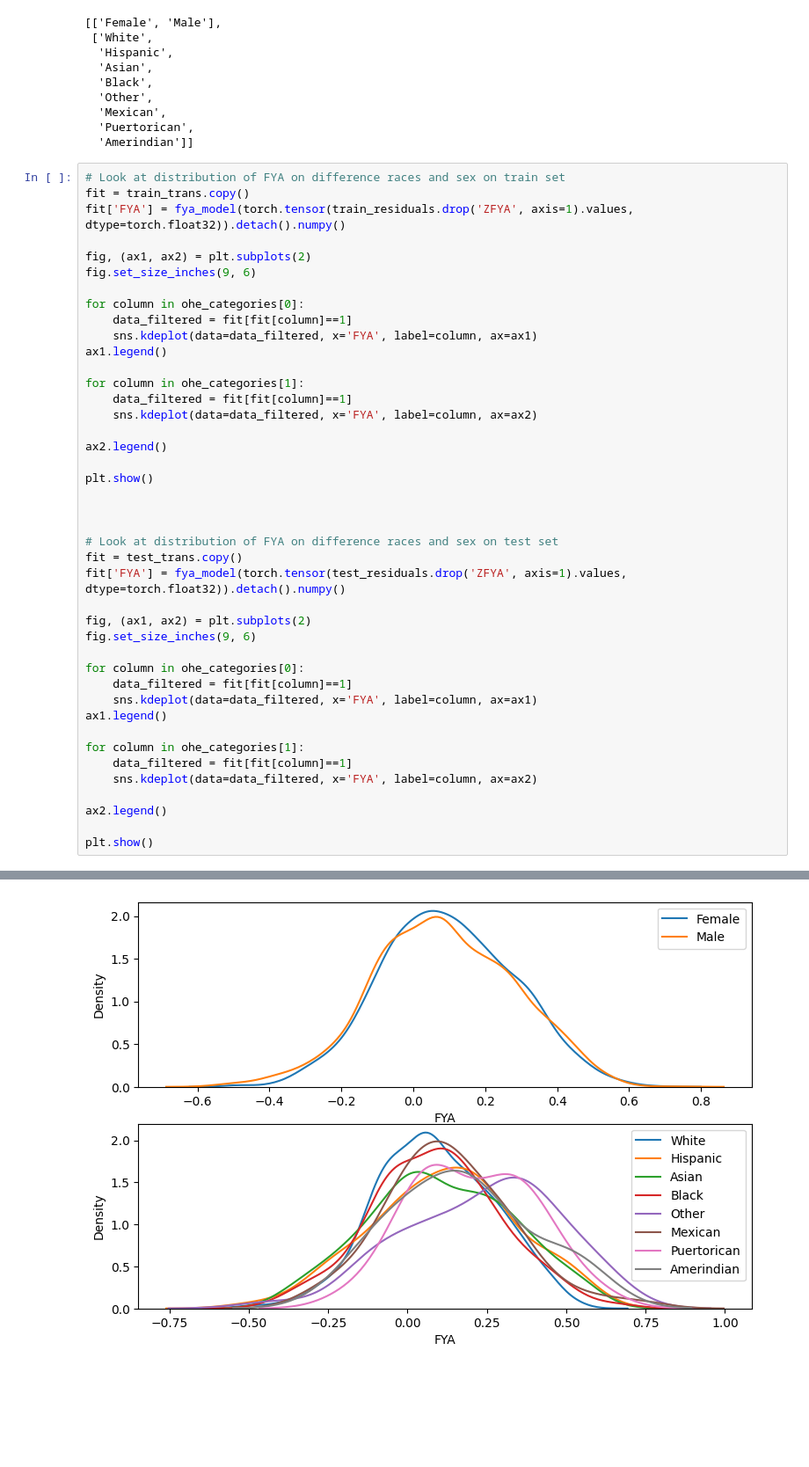
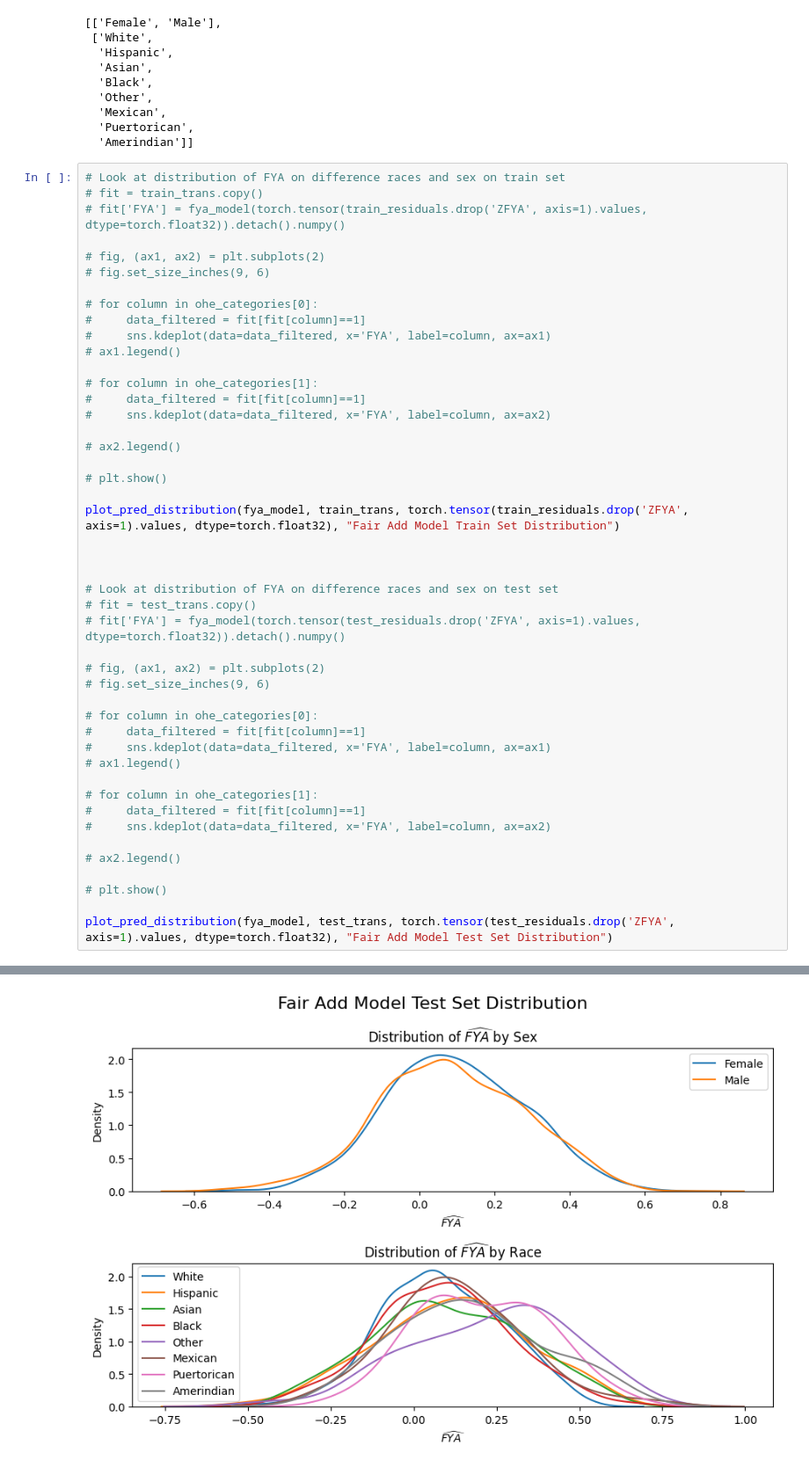
Before and after one commit to kristoffhernan/Fair-ML-Causal-Inference, a Jupyter notebook: scripts/Fair-ML.ipynb, the cells around one changed output, grey strips where cells are left out. Shown at 88% size. Drawn from its saved outputs; the diff is of its cells as text; blank space fills up the shorter version.

Commit message:
created plotting function

```diff
--- a/scripts/Fair-ML.ipynb
+++ b/scripts/Fair-ML.ipynb
@@ -760,44 +692,48 @@ ohe_categories
   'Amerindian']]
 # %%
 # Look at distribution of FYA on difference races and sex on train set
-fit = train_trans.copy()
-fit['FYA'] = fya_model(torch.tensor(train_residuals.drop('ZFYA', axis=1).values, dtype=torch.float32)).detach().numpy()
+# fit = train_trans.copy()
+# fit['FYA'] = fya_model(torch.tensor(train_residuals.drop('ZFYA', axis=1).values, dtype=torch.float32)).detach().numpy()
 
-fig, (ax1, ax2) = plt.subplots(2)
-fig.set_size_inches(9, 6)
+# fig, (ax1, ax2) = plt.subplots(2)
+# fig.set_size_inches(9, 6)
 
-for column in ohe_categories[0]:
-    data_filtered = fit[fit[column]==1]
-    sns.kdeplot(data=data_filtered, x='FYA', label=column, ax=ax1)
-ax1.legend()
+# for column in ohe_categories[0]:
+#     data_filtered = fit[fit[column]==1]
+#     sns.kdeplot(data=data_filtered, x='FYA', label=column, ax=ax1)
+# ax1.legend()
 
-for column in ohe_categories[1]:
-    data_filtered = fit[fit[column]==1]
-    sns.kdeplot(data=data_filtered, x='FYA', label=column, ax=ax2)
+# for column in ohe_categories[1]:
+#     data_filtered = fit[fit[column]==1]
+#     sns.kdeplot(data=data_filtered, x='FYA', label=column, ax=ax2)
 
-ax2.legend()
+# ax2.legend()
 
-plt.show()
+# plt.show()
+
+plot_pred_distribution(fya_model, train_trans, torch.tensor(train_residuals.drop('ZFYA', axis=1).values, dtype=torch.float32), "Fair Add Model Train Set Distribution")
 
 
 
 # Look at distribution of FYA on difference races and sex on test set
-fit = test_trans.copy()
-fit['FYA'] = fya_model(torch.tensor(test_residuals.drop('ZFYA', axis=1).values, dtype=torch.float32)).detach().numpy()
+# fit = test_trans.copy()
+# fit['FYA'] = fya_model(torch.tensor(test_residuals.drop('ZFYA', axis=1).values, dtype=torch.float32)).detach().numpy()
 
-fig, (ax1, ax2) = plt.subplots(2)
-fig.set_size_inches(9, 6)
+# fig, (ax1, ax2) = plt.subplots(2)
+# fig.set_size_inches(9, 6)
 
-for column in ohe_categories[0]:
-    data_filtered = fit[fit[column]==1]
-    sns.kdeplot(data=data_filtered, x='FYA', label=column, ax=ax1)
-ax1.legend()
+# for column in ohe_categories[0]:
+#     data_filtered = fit[fit[column]==1]
+#     sns.kdeplot(data=data_filtered, x='FYA', label=column, ax=ax1)
+# ax1.legend()
 
-for column in ohe_categories[1]:
-    data_filtered = fit[fit[column]==1]
-    sns.kdeplot(data=data_filtered, x='FYA', label=column, ax=ax2)
+# for column in ohe_categories[1]:
+#     data_filtered = fit[fit[column]==1]
+#     sns.kdeplot(data=data_filtered, x='FYA', label=column, ax=ax2)
 
-ax2.legend()
+# ax2.legend()
 
-plt.show()
+# plt.show()
+
+plot_pred_distribution(fya_model, test_trans, torch.tensor(test_residuals.drop('ZFYA', axis=1).values, dtype=torch.float32), "Fair Add Model Test Set Distribution")
 # %% [output]
@@ -805,3 +741,3 @@ plt.show()
-[figure, old version]
+[figure, new version]
 # %%
 result_comparison = {
```
Also changed, not shown: parts of 16 cells of this notebook, 6 other files.
